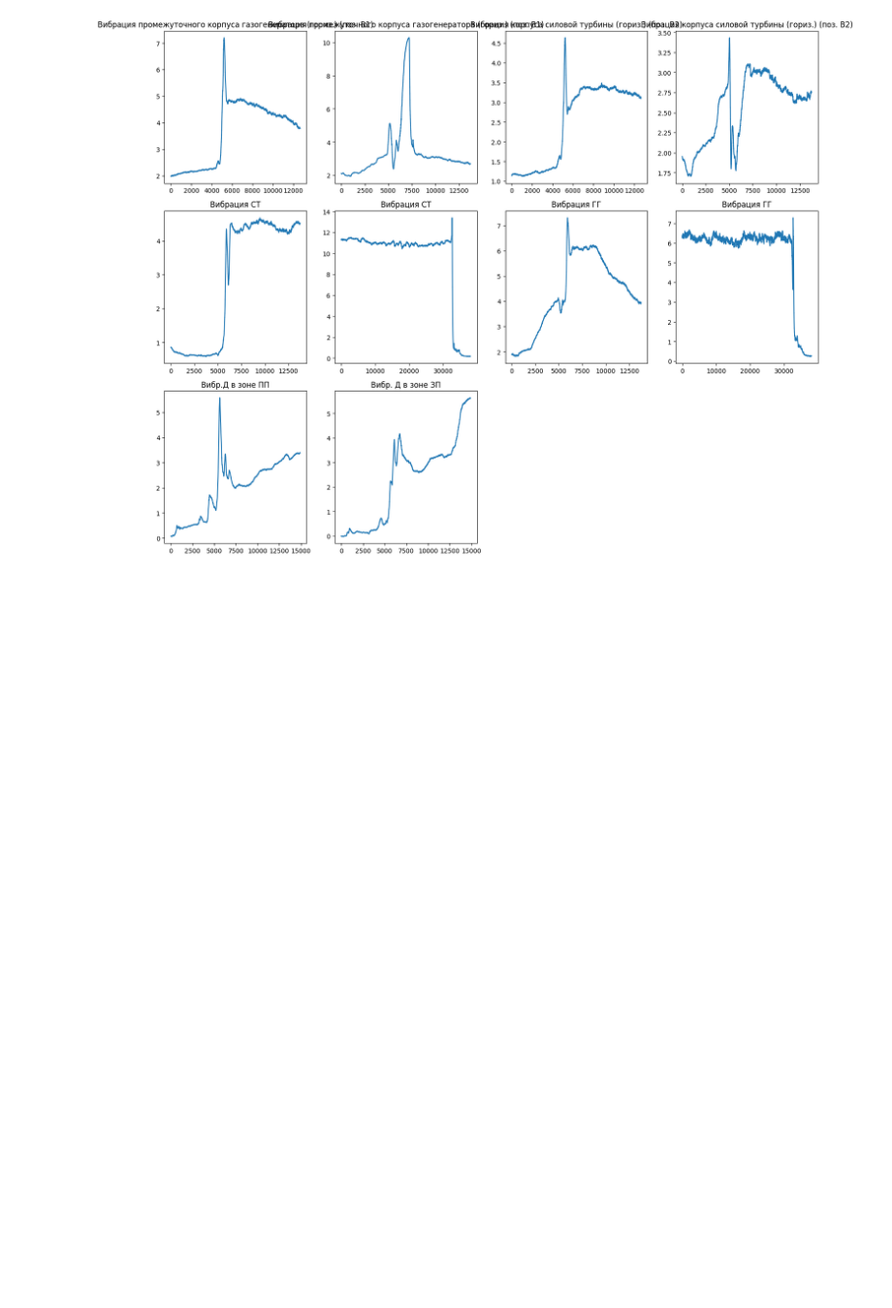
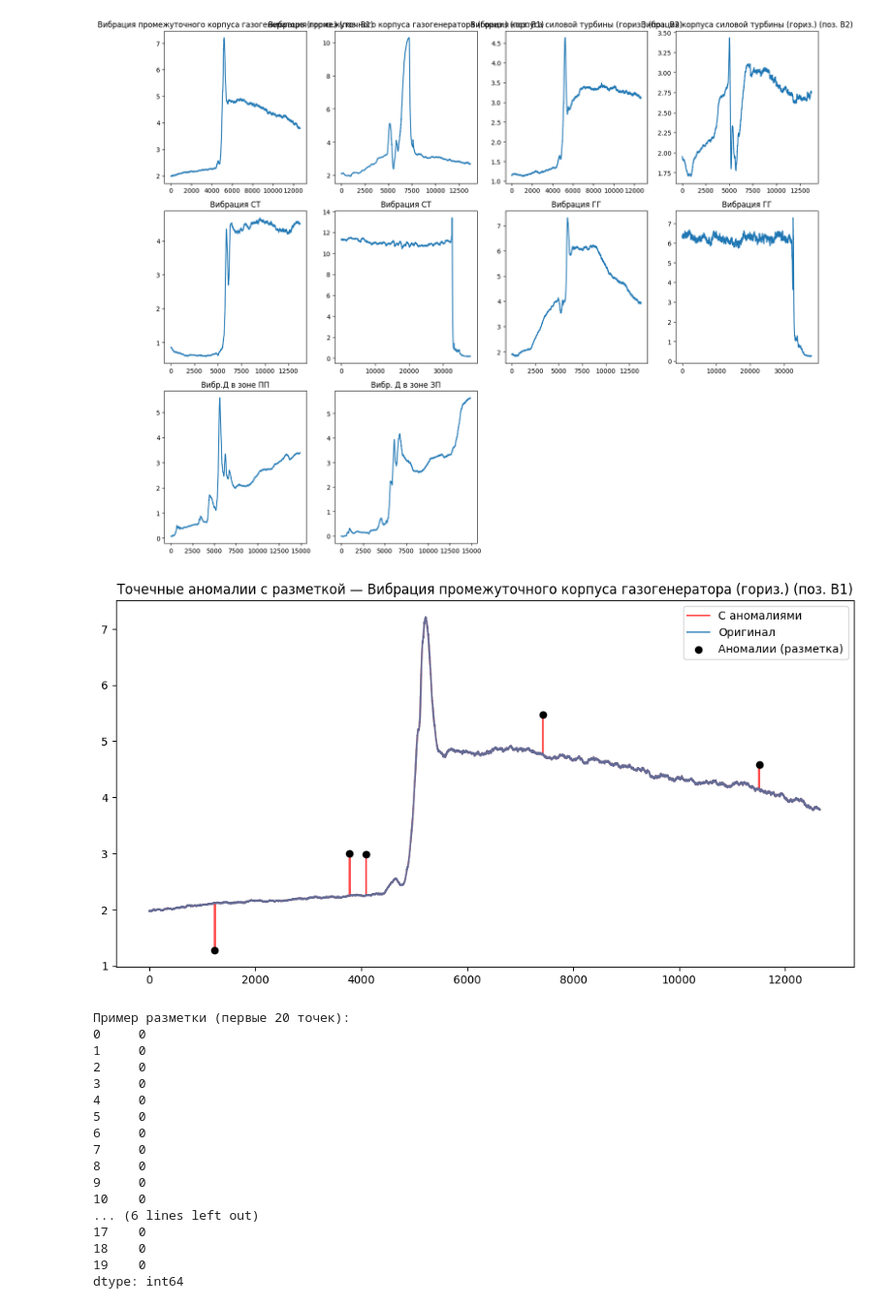
Before and after one commit to Frekenboken/gazprom-hack-mirea, a Jupyter notebook: main.ipynb, the cells around one changed output. Shown at 97% size. Saved outputs shown, nothing was run; the diff lists cells and outputs as text; code cells hidden in the pictures; blank space fills up the shorter version.

Commit message:
added anomaly generators

```diff
--- a/main.ipynb
+++ b/main.ipynb
@@ -85,11 +85,11 @@ rows = math.ceil(n_series / cols) # Авто-расчет количества
 fig, axes = plt.subplots(rows, cols, figsize=(15, rows * 4))
 axes = axes.flatten() # Превращаем матрицу осей в плоский список
 
-for i, series in enumerate(groups['vibr']): # ТУТ МОЖНО СМОТРЕТЬ ОТДЕЛЬНУЮ ГРУППУ
+for i, series in enumerate(groups_of_series['vibr']): # ТУТ МОЖНО СМОТРЕТЬ ОТДЕЛЬНУЮ ГРУППУ
     series.plot(ax=axes[i])
     axes[i].set_title(series.name)
 
-# Удаляем пустые пустые графики, если количество серий не кратно колонкам
+# Удаляем пустые графики, если количество серий не кратно колонкам
 for j in range(i + 1, len(axes)):
     fig.delaxes(axes[j])
 
@@ -99,0 +124,44 @@ plt.show()
+# %%
+# Пример: добавим аномалии к первому ряду из группы 'vibr'
+sample_series = groups_of_series['vibr'][0].copy()
+
+anomalous_series, anomaly_mask = add_random_point_anomalies(
+    sample_series,
+    n_anomalies=5,
+    anomaly_magnitude_factor=.5,
+    random_state=42
+)
+
+# Визуализация
+plt.figure(figsize=(12, 6))
+anomalous_series.plot(label='С аномалиями', color='red', alpha=0.7)
+sample_series.plot(label='Оригинал', alpha=0.7)
+# Отмечаем аномалии чёрными точками
+anomalies_detected = anomalous_series[anomaly_mask == 1]
+plt.scatter(anomalies_detected.index, anomalies_detected.values, color='black', zorder=5, label='Аномалии (разметка)')
+plt.title(f"Точечные аномалии с разметкой — {sample_series.name}")
+plt.legend()
+plt.show()
+
+# Показать первые 20 значений маски
+print("Пример разметки (первые 20 точек):")
+print(anomaly_mask.head(20))
+# %% [output]
+[figure, added]
+Пример разметки (первые 20 точек):
+0     0
+1     0
+2     0
+3     0
+4     0
+5     0
+6     0
+7     0
+8     0
+9     0
+10    0
+... (6 lines left out)
+17    0
+18    0
+19    0
+dtype: int64
```
Also changed, not shown: parts of 3 cells of this notebook.
